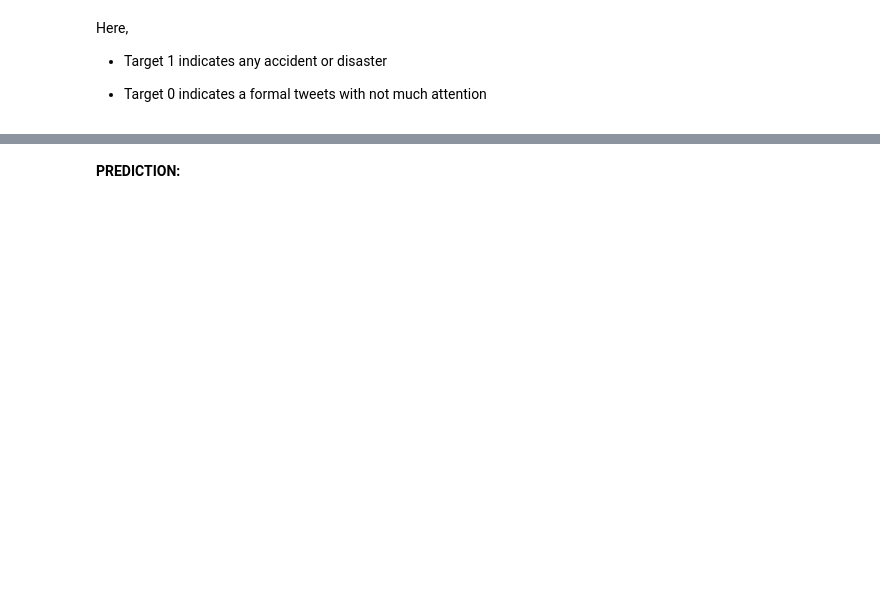
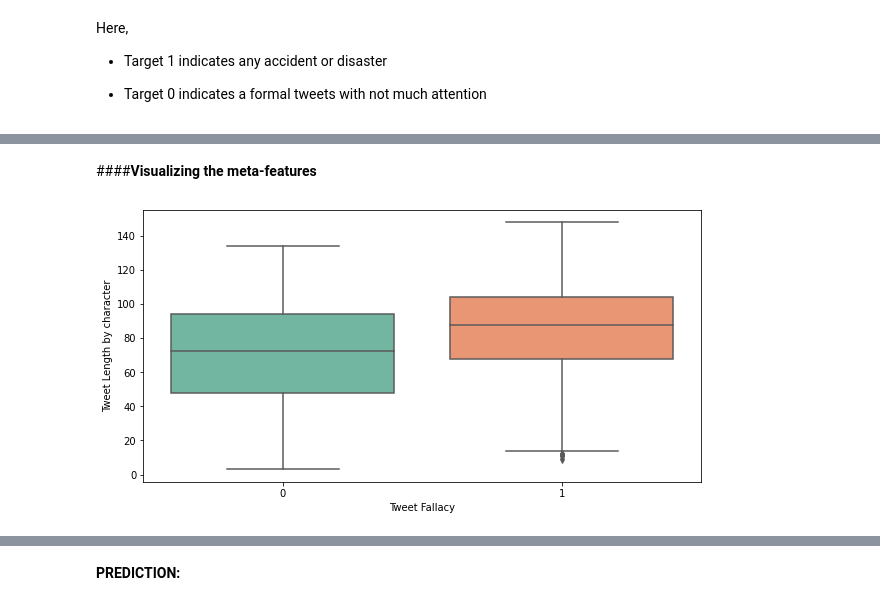
Before and after one commit to raghunandanbhat/Predicting-disaster-tweets-with-BERT, a Jupyter notebook: Code.ipynb, the cells around one changed output, grey strips where cells are left out. Drawn from its saved outputs; the diff is of its cells as text; code cells hidden in the pictures; blank space fills up the shorter version.

```diff
--- a/Code.ipynb
+++ b/Code.ipynb
@@ -516,0 +237,13 @@ x_test = tokenizer(
+# %% [markdown]
+####**Visualizing the meta-features**
+# %%
+# Code Block 14
+#Visualizing tweet length by characaters
+plt.figure(figsize=(10,5))
+train_sent = train_data_vis['text'].str.len()
+sns.boxplot(x="target",y=train_sent,data=train_data_vis,palette="Set2")
+plt.xlabel("Tweet Fallacy")
+plt.ylabel("Tweet Length by character")
+plt.show()
+# %% [output]
+[figure, added]
```
Also changed, not shown: parts of 98 cells of this notebook.
